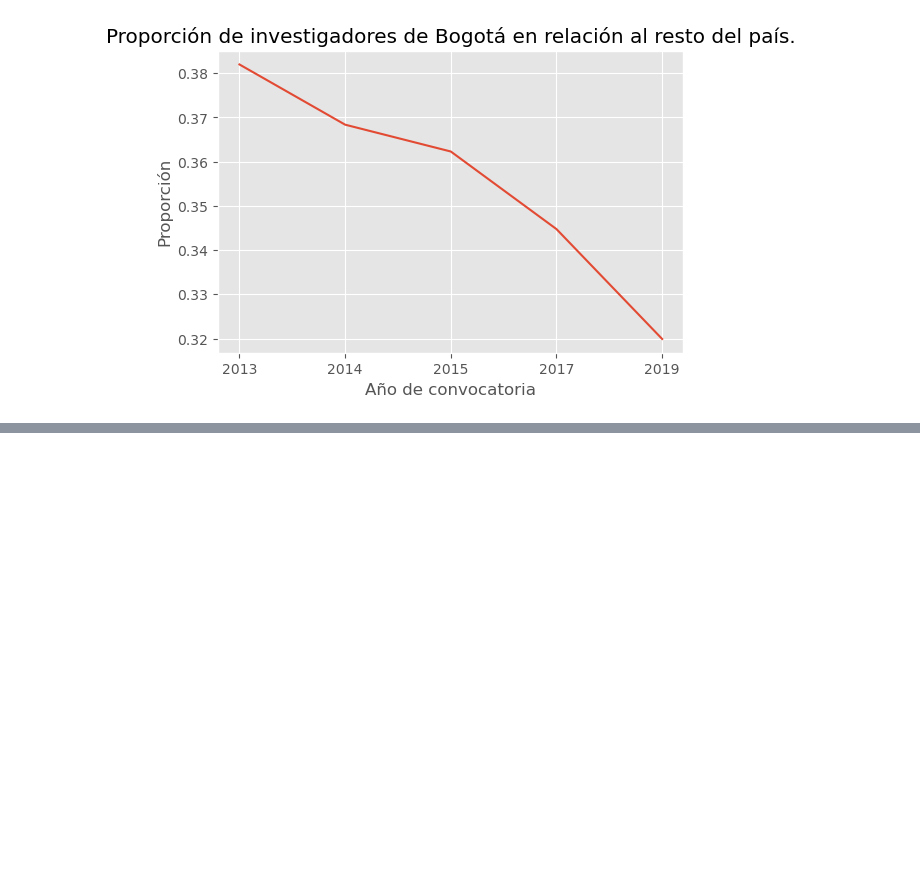
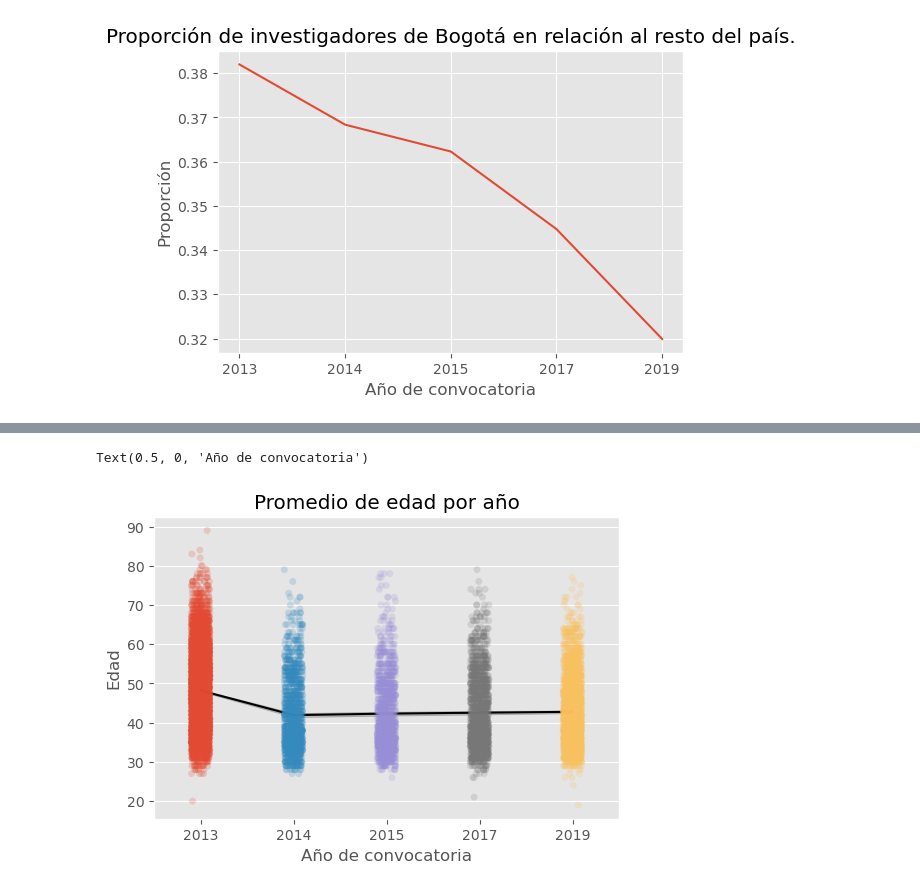
Before and after one commit to juanrloaiza/minciencias, a Jupyter notebook: 1_MinCiencias.ipynb, the cells around one changed output, grey strips where cells are left out. Drawn from its saved outputs; the diff is of its cells as text; code cells hidden in the pictures; blank space fills up the shorter version.

```diff
--- a/1_MinCiencias.ipynb
+++ b/1_MinCiencias.ipynb
@@ -164,0 +215,10 @@ Text(0.5, 0, 'Año de convocatoria')
+# %%
+sns.lineplot(x = docs['ANO_CONVO'], y = docs['EDAD_ANOS_PR'], color = 'black')
+sns.stripplot(x = docs['ANO_CONVO'], y = docs['EDAD_ANOS_PR'], alpha = 0.2)
+
+plt.title("Promedio de edad por año")
+plt.ylabel("Edad")
+plt.xlabel("Año de convocatoria")
+# %% [output]
+Text(0.5, 0, 'Año de convocatoria')
+[figure, added]
```
Also changed, not shown: parts of 14 cells of this notebook.
